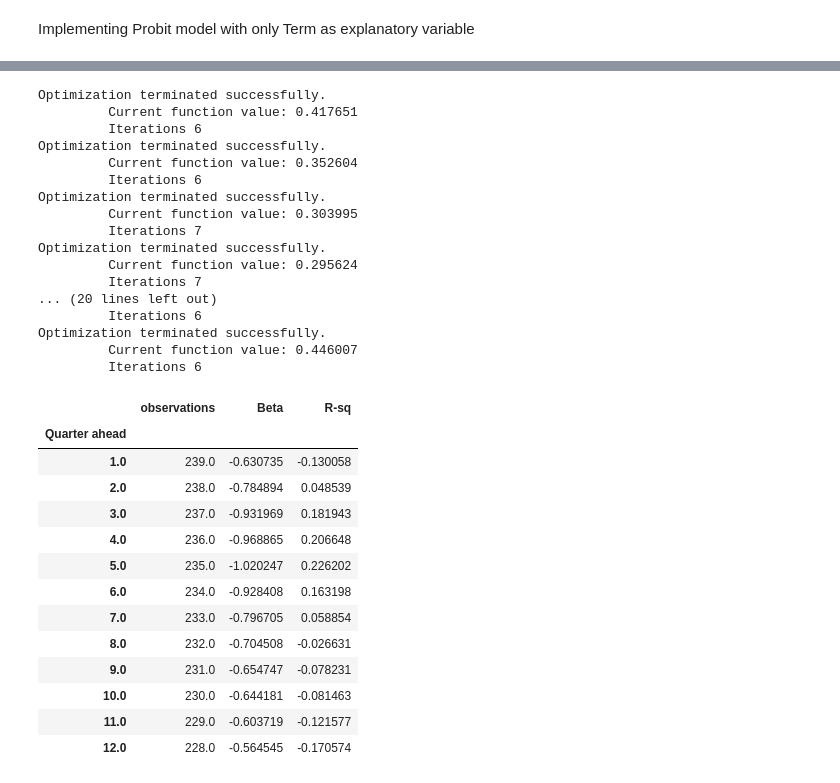
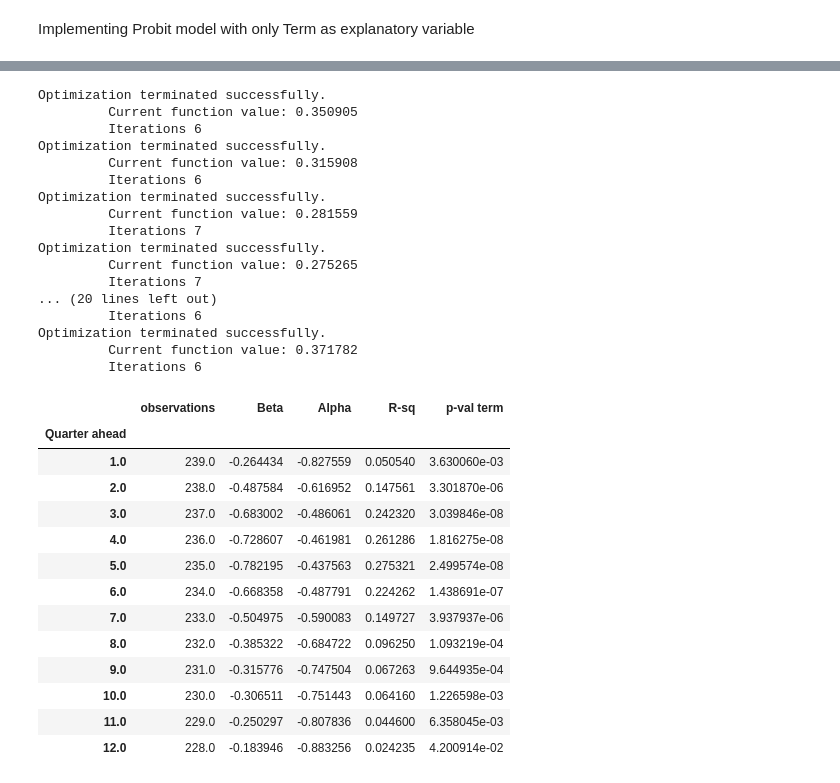
Before and after one commit to alessandrofogli/Ai-for-Finance, a Jupyter notebook: Project3/ES3.ipynb, the cells around one changed output, grey strips where cells are left out. Drawn from its saved outputs; the diff is of its cells as text; code cells hidden in the pictures.

Commit message:
updated function

```diff
--- a/Project3/ES3.ipynb
+++ b/Project3/ES3.ipynb
@@ -99,0 +95,4 @@ term_nber = term.join(nber['nber'])
+# %%
+term_nber = nber.join(term['term'])
+all_factors =  term_nber.join(funds_rate['funds_rate']).join(gdp['gdp'])
+all_factors['market'] = sp500_quarter_rtn
@@ -105,65 +131,67 @@ def fill(): #valx = factors, valy = nber
                     "Quarter ahead": [],
                     "observations": [],
                     "Beta": [],
-                    #"Alpha": [],
+                    "Alpha": [],
                     "R-sq": [],
+                    "p-val term": [],
 
                 })
     for i in range(1,13):
         term_nber['term'] = term_nber['term'].shift(1) #switch lag and drop first val (Nan) of independent variable
-        term_nber = term_nber.iloc[1: , :] #drop firs row of dependent var
+        term_nber = term_nber.iloc[1 : , :] #drop firs row of dependent var
         X =  term_nber['term'] #term
         y =  term_nber['nber'] #nber
-        #X = sm.add_constant(X)
+        X = sm.add_constant(X)
         model = Probit(y, X).fit()
         observation = len(term_nber)
         beta = model.params['term']
-        #alpha = model.params['const']
+        pval = model.pvalues['term']
+        alpha = model.params['const']
         rsq = model.prsquared
         ahead = i
 
-        results.loc[i-1] = pd.Series({'Quarter ahead': ahead, 'observations': observation, 'Beta': beta, 'R-sq': rsq}) #'Alpha': alpha,
+        results.loc[i-1] = pd.Series({'Quarter ahead': ahead, 'observations': observation, 'Beta': beta, 'Alpha': alpha,'R-sq': rsq, 'p-val term': pval}) #'Alpha': alpha,
         global greater
         greater = results.loc[results['R-sq'].idxmax()]
 
 
 
 
     results.set_index('Quarter ahead', inplace=True)
     display(HTML(results.to_html(classes='table table-stripde')))
 fill()
 # %% [output]
 Optimization terminated successfully.
-         Current function value: 0.417651
+         Current function value: 0.350905
          Iterations 6
 Optimization terminated successfully.
-         Current function value: 0.352604
+         Current function value: 0.315908
          Iterations 6
 Optimization terminated successfully.
-         Current function value: 0.303995
+         Current function value: 0.281559
          Iterations 7
 Optimization terminated successfully.
-         Current function value: 0.295624
+         Current function value: 0.275265
          Iterations 7
 ... (20 lines left out)
          Iterations 6
 Optimization terminated successfully.
-         Current function value: 0.446007
+         Current function value: 0.371782
          Iterations 6
-|  | observations | Beta | R-sq |
-| Quarter ahead |  |  |  |
-| 1.0 | 239.0 | -0.630735 | -0.130058 |
-| 2.0 | 238.0 | -0.784894 | 0.048539 |
-| 3.0 | 237.0 | -0.931969 | 0.181943 |
-| 4.0 | 236.0 | -0.968865 | 0.206648 |
-| 5.0 | 235.0 | -1.020247 | 0.226202 |
-| 6.0 | 234.0 | -0.928408 | 0.163198 |
-| 7.0 | 233.0 | -0.796705 | 0.058854 |
-| 8.0 | 232.0 | -0.704508 | -0.026631 |
-| 9.0 | 231.0 | -0.654747 | -0.078231 |
-| 10.0 | 230.0 | -0.644181 | -0.081463 |
-| 11.0 | 229.0 | -0.603719 | -0.121577 |
-| 12.0 | 228.0 | -0.564545 | -0.170574 |
+|  | observations | Beta | Alpha | R-sq | p-val term |
+| Quarter ahead |  |  |  |  |  |
+| 1.0 | 239.0 | -0.264434 | -0.827559 | 0.050540 | 3.630060e-03 |
+| 2.0 | 238.0 | -0.487584 | -0.616952 | 0.147561 | 3.301870e-06 |
+| 3.0 | 237.0 | -0.683002 | -0.486061 | 0.242320 | 3.039846e-08 |
+| 4.0 | 236.0 | -0.728607 | -0.461981 | 0.261286 | 1.816275e-08 |
+| 5.0 | 235.0 | -0.782195 | -0.437563 | 0.275321 | 2.499574e-08 |
+| 6.0 | 234.0 | -0.668358 | -0.487791 | 0.224262 | 1.438691e-07 |
+| 7.0 | 233.0 | -0.504975 | -0.590083 | 0.149727 | 3.937937e-06 |
+| 8.0 | 232.0 | -0.385322 | -0.684722 | 0.096250 | 1.093219e-04 |
+| 9.0 | 231.0 | -0.315776 | -0.747504 | 0.067263 | 9.644935e-04 |
+| 10.0 | 230.0 | -0.306511 | -0.751443 | 0.064160 | 1.226598e-03 |
+| 11.0 | 229.0 | -0.250297 | -0.807836 | 0.044600 | 6.358045e-03 |
+| 12.0 | 228.0 | -0.183946 | -0.883256 | 0.024235 | 4.200914e-02 |
 # %%
 def normsdist(z):
     z = si.norm.cdf(z,0.0,1.0)
```
Also changed, not shown: parts of 12 cells of this notebook.
